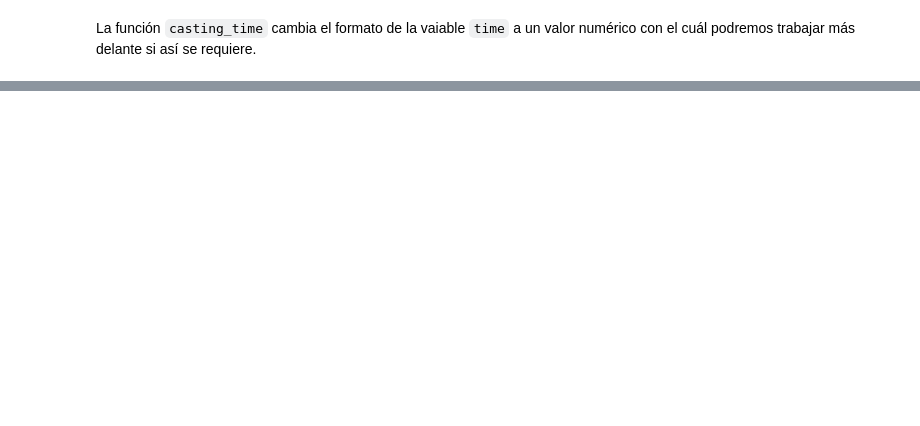
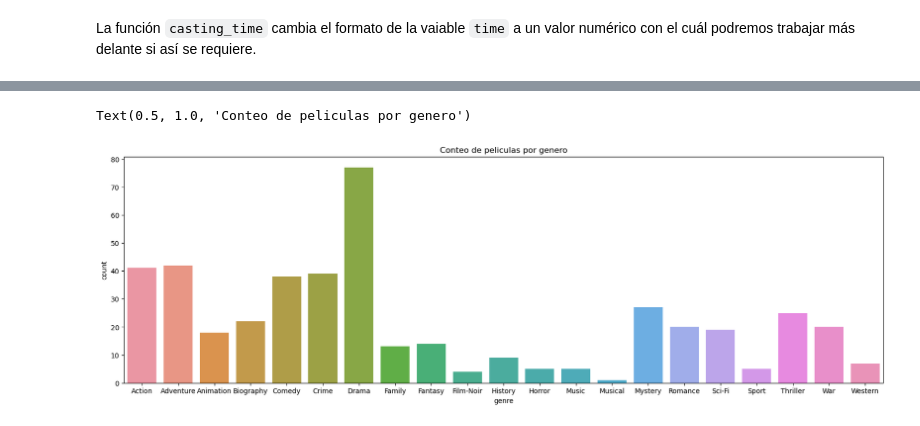
Before and after one commit to pahoalapizco/matplotlib-seaborn-introduction, a Jupyter notebook: practice/practice.ipynb, the cells around one changed output, grey strips where cells are left out. Cells and saved outputs as stored; diff of their text form; code cells hidden in the pictures; blank space fills up the shorter version.

Commit message:
:tada: Practice - Graficas simples utilizando generoy año de las peliculas

```diff
--- a/practice/practice.ipynb
+++ b/practice/practice.ipynb
@@ -147,0 +120,7 @@ genre_df
+# %%
+plt.figure(figsize=(20,6))
+sns.countplot(data=genre_df, x='genre');
+plt.title('Conteo de peliculas por genero')
+# %% [output]
+Text(0.5, 1.0, 'Conteo de peliculas por genero')
+[figure, added]
```
Also changed, not shown: parts of 5 cells of this notebook.
